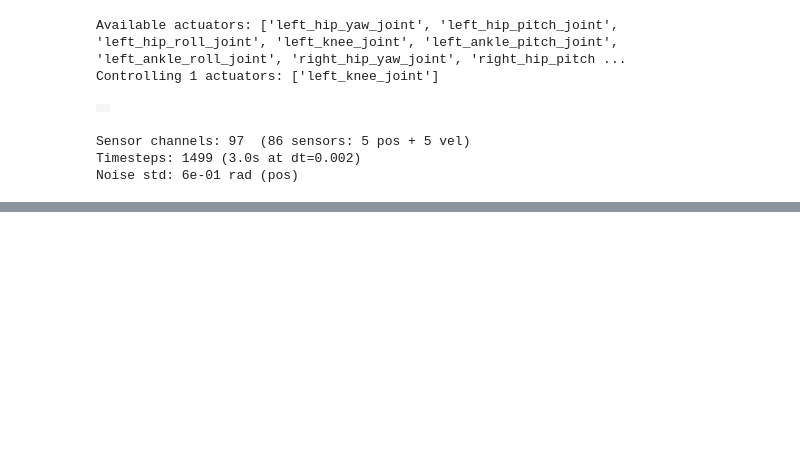
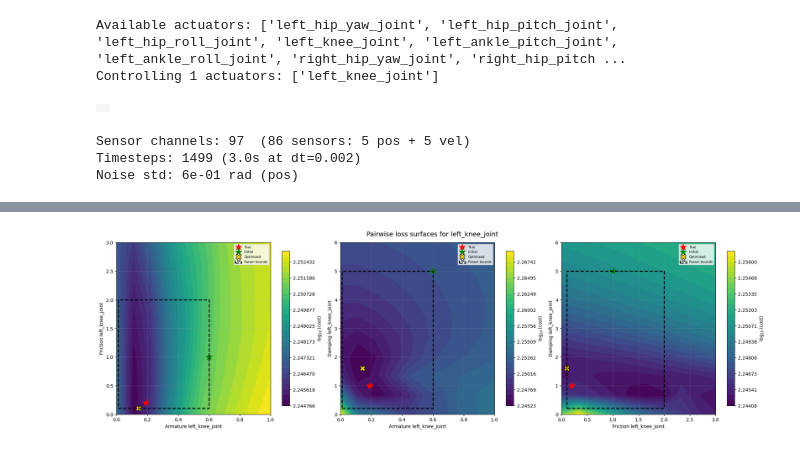
Before and after one commit to JensenLav/mujoco, a Jupyter notebook: python/mujoco/sysid/h1_2_sysid.ipynb, the cells around one changed output, grey strips where cells are left out. Saved outputs shown, nothing was run; the diff lists cells and outputs as text; code cells hidden in the pictures; blank space fills up the shorter version.

```diff
--- a/python/mujoco/sysid/h1_2_sysid.ipynb
+++ b/python/mujoco/sysid/h1_2_sysid.ipynb
@@ -684,0 +641,93 @@ plt.show()
+# %%
+#@title Pairwise loss space contours (arm–fric, arm–damp, fric–damp) { vertical-output: true }
+import matplotlib.patches as patches
+
+joint_0 = JOINT_NAMES[0]
+name_arm  = f"{joint_0}_armature"
+name_fric = f"{joint_0}_friction"
+name_damp = f"{joint_0}_damping"
+
+# Wider grids (extend beyond the optimiser bounds)
+armature_grid_wide = np.linspace(0.0, 1.0, 10)
+friction_grid_wide = np.linspace(0.0, 3.0, 10)
+damping_grid_wide  = np.linspace(0.0, 6.0, 10)
+
+# Optimiser bounds (for the black boxes)
+arm_lo, arm_hi   = 0.01, 0.6
+fric_lo, fric_hi = 0.1,  2.0
+damp_lo, damp_hi = 0.2,  5.0
+
+def _eval_grid(residual_fn, params_template, key_x, grid_x, key_y, grid_y):
+    cost = np.zeros((len(grid_x), len(grid_y)))
+    p = params_template.copy()
+    for i, vx in enumerate(grid_x):
+        for j, vy in enumerate(grid_y):
+            p[key_x].value[:] = vx
+            p[key_y].value[:] = vy
+            x = p.as_vector()
+            res, _, _ = residual_fn(x, p)
+            cost[i, j] = sum(np.sum(r**2) for r in res)
+    return cost
+
+# Compute three pairwise surfaces
+cost_af = _eval_grid(residual_fn, opt_params, name_arm,  armature_grid_wide, name_fric, friction_grid_wide)
+cost_ad = _eval_grid(residual_fn, opt_params, name_arm,  armature_grid_wide, name_damp, damping_grid_wide)
+cost_fd = _eval_grid(residual_fn, opt_params, name_fric, friction_grid_wide, name_damp, damping_grid_wide)
+
+true_a = TRUE_ARMATURE[joint_0]
+true_f = TRUE_FRICTION[joint_0]
+true_d = TRUE_DAMPING[joint_0]
+init_a = INIT_ARMATURE
+init_f = INIT_FRICTION
+init_d = INIT_DAMPING
+opt_a  = opt_params[name_arm].value[0]
+opt_f  = opt_params[name_fric].value[0]
+opt_d  = opt_params[name_damp].value[0]
+
+panels = [
+    (armature_grid_wide, friction_grid_wide, cost_af,
+     f"Armature {joint_0}", f"Friction {joint_0}",
+     true_a, true_f, init_a, init_f, opt_a, opt_f,
+     arm_lo, arm_hi, fric_lo, fric_hi),
+    (armature_grid_wide, damping_grid_wide,  cost_ad,
+     f"Armature {joint_0}", f"Damping {joint_0}",
+     true_a, true_d, init_a, init_d, opt_a, opt_d,
+     arm_lo, arm_hi, damp_lo, damp_hi),
+    (friction_grid_wide,  damping_grid_wide,  cost_fd,
+     f"Friction {joint_0}", f"Damping {joint_0}",
+     true_f, true_d, init_f, init_d, opt_f, opt_d,
+     fric_lo, fric_hi, damp_lo, damp_hi),
+]
+
+fig, axes = plt.subplots(1, 3, figsize=(20, 6), layout="constrained")
+for ax, (gx, gy, cost, xlabel, ylabel,
+         tx, ty, ix, iy, ox, oy,
+         bx_lo, bx_hi, by_lo, by_hi) in zip(axes, panels):
+    X, Y = np.meshgrid(gx, gy)
+    log_cost = np.log10(cost + 1e-12)
+    levels = np.linspace(log_cost.min(), log_cost.max(), 30)
+    cf = ax.contourf(X, Y, log_cost.T, levels=levels, cmap="viridis")
+
+    ax.plot(tx, ty, "r*", markersize=15, label="True", zorder=5)
+    ax.plot(ix, iy, "g*", markersize=15, label="Initial", zorder=5)
+    ax.plot(ox, oy, marker="X", color="gold", markeredgecolor="k",
+            markeredgewidth=1, markersize=12, linestyle="none",
+            label="Optimized", zorder=5)
+
+    rect = patches.Rectangle(
+        (bx_lo, by_lo), bx_hi - bx_lo, by_hi - by_lo,
+        linewidth=2, edgecolor="black", facecolor="none",
+        linestyle="--", label="Param bounds", zorder=6,
+    )
+    ax.add_patch(rect)
+
+    ax.set_xlabel(xlabel)
+    ax.set_ylabel(ylabel)
+    ax.grid(True, alpha=0.2)
+    fig.colorbar(cf, ax=ax, label=r"$\log_{10}$(cost)", shrink=0.9)
+    ax.legend(loc="best", fontsize=7)
+
+fig.suptitle(f"Pairwise loss surfaces for {joint_0}", fontsize=14)
+plt.show()
+# %% [output]
+[figure, added]
```
Also changed, not shown: parts of 3 cells of this notebook.
